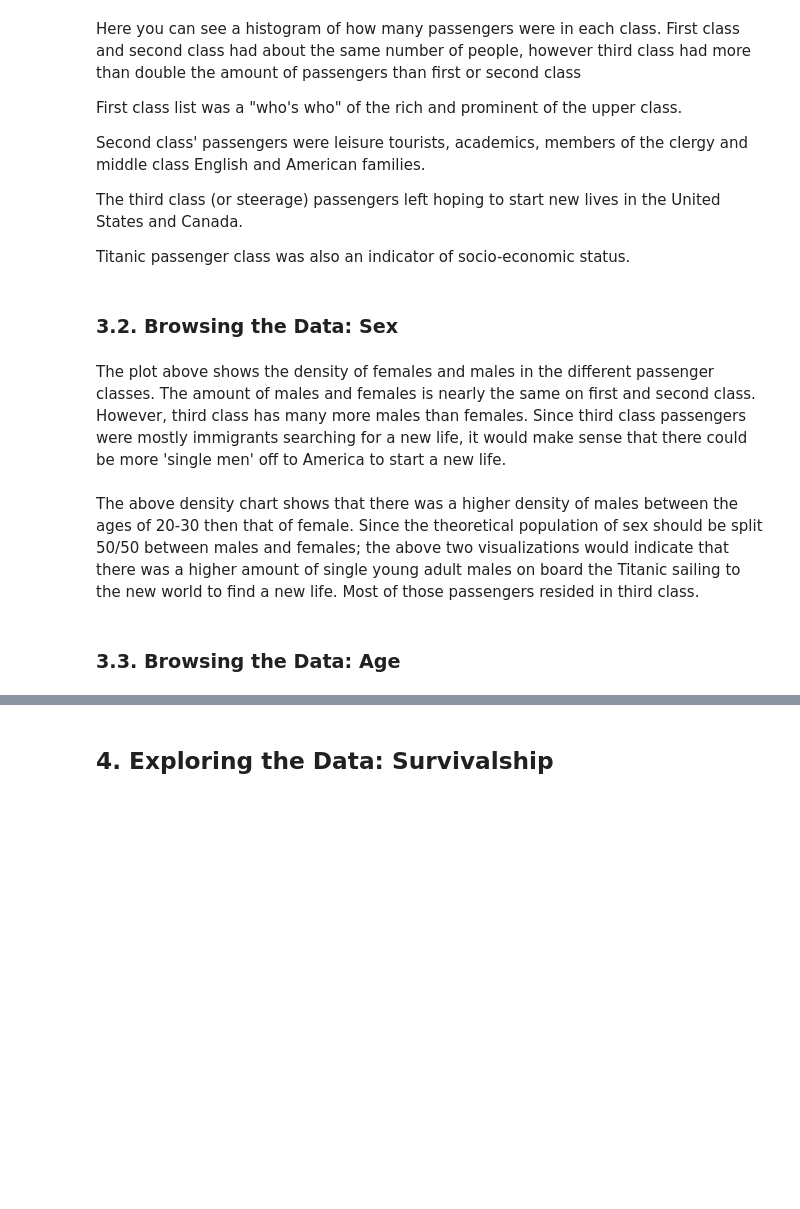
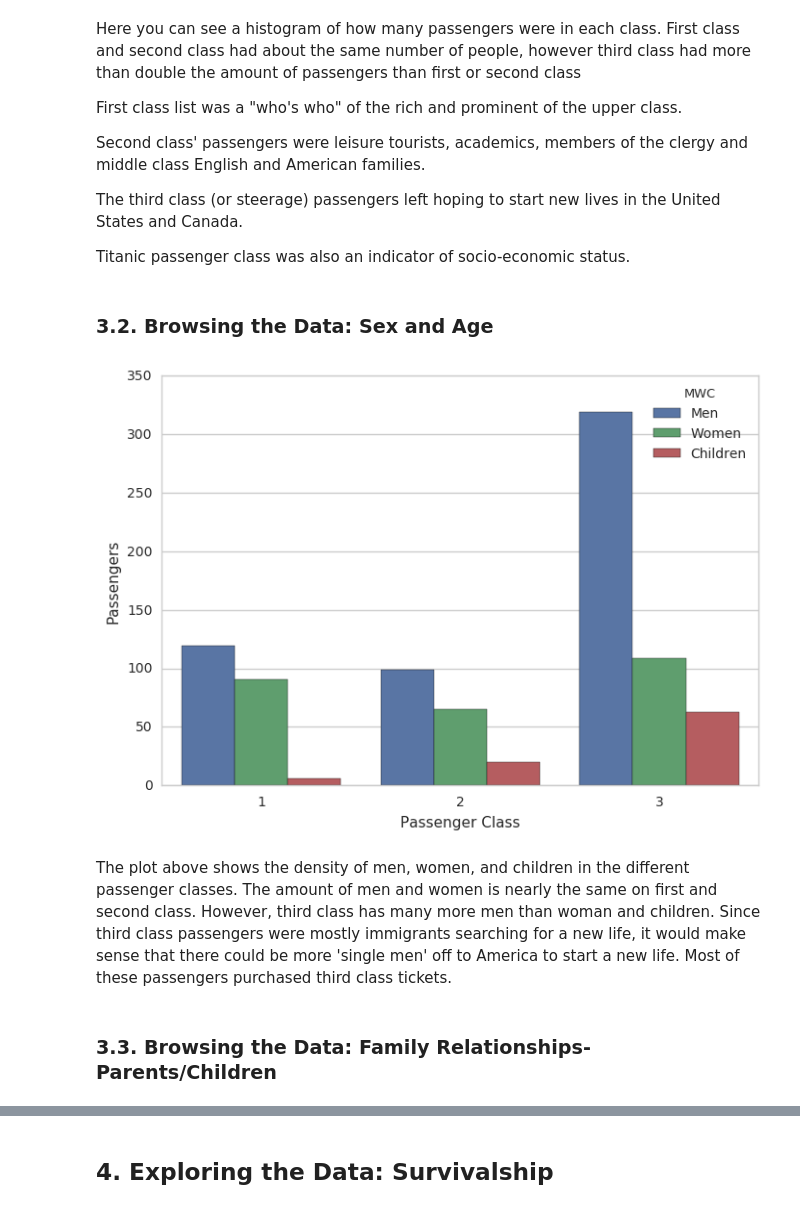
Before and after one commit to wblakecannon/titanic-investigation, a Jupyter notebook: titanic-investigation.ipynb, the cells around one changed output, grey strips where cells are left out. Cells and saved outputs as stored; diff of their text form; code cells hidden in the pictures; blank space fills up the shorter version.

```diff
--- a/titanic-investigation.ipynb
+++ b/titanic-investigation.ipynb
@@ -398,0 +373,11 @@ Name: MWC, dtype: object
+# %%
+# Replace NaN Age values of Misses with random sample
+titanic_df.loc[titanic_df['MWC']=='Miss','Age'] = random_misses
+# Replace Misses with value in Age 14 and lower with 'Child'
+titanic_df['MWC'] = titanic_df['MWC'].replace(titanic_df['MWC'].loc[(titanic_df.Age <= 14) & (titanic_df.MWC == 'Miss')], 'Children')
+# Replace Misses with value in Age higher than 14 with 'Woman'
+titanic_df['MWC'] = titanic_df['MWC'].replace(titanic_df['MWC'].loc[(titanic_df.Age > 14) & (titanic_df.MWC == 'Miss')], 'Women')
+# Print MWC stats
+print titanic_df['MWC'].value_counts()
+print ''
+print titanic_df['MWC'].describe()
@@ -419,12 +419,14 @@ The third class (or steerage) passengers left hoping to start new lives in the U
 
 Titanic passenger class was  also an indicator of socio-economic status.
 # %% [markdown]
-### 3.2. Browsing the Data: Sex
+### 3.2. Browsing the Data: Sex and Age
 # %%
-# Plot showing distribution of males and females by passenger class
-sns.countplot(x='Pclass', hue='Sex', data=titanic_df)
+# Plot showing distribution of men, women, and children by passenger class
+sns.countplot(x='Pclass', hue='MWC', data=titanic_df)
 plt.xlabel('Passenger Class')
 plt.ylabel('Passengers')
 plt.show()
+# %% [output]
+[figure, added]
 # %% [markdown]
-The plot above shows the density of females and males in the different passenger classes. The amount of males and females is nearly the same on first and second class. However, third class has many more males than females. Since third class passengers were mostly immigrants searching for a new life, it would make sense that there could be more 'single men' off to America to start a new life.
+The plot above shows the density of men, women, and children in the different passenger classes. The amount of men and women is nearly the same on first and second class. However, third class has many more men than woman and children. Since third class passengers were mostly immigrants searching for a new life, it would make sense that there could be more 'single men' off to America to start a new life. Most of these passengers purchased third class tickets.
@@ -436,4 +433,2 @@ plt.show()
-# %% [markdown]
-The above density chart shows that there was a higher density of males between the ages of 20-30 then that of female. Since the theoretical population of sex should be split 50/50 between males and females; the above two visualizations would indicate that there was a higher amount of single young adult males  on board the Titanic sailing to the new world to find a new life. Most of those passengers resided in third class.
 # %% [markdown]
-### 3.3. Browsing the Data: Age
+### 3.3. Browsing the Data: Family Relationships-Parents/Children
```
Also changed, not shown: parts of 166 cells of this notebook.
